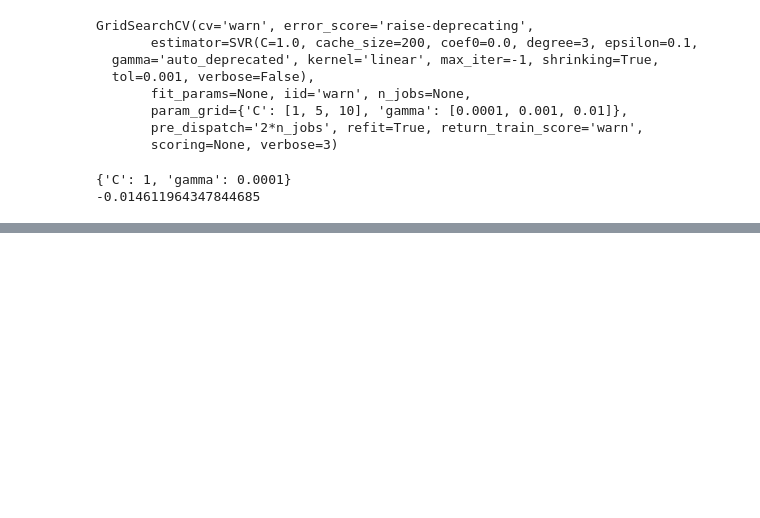
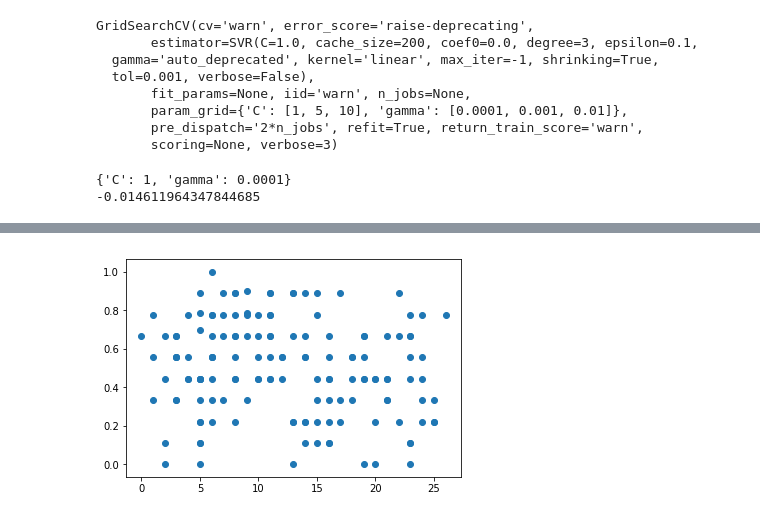
Before and after one commit to danielyan2013/final-berkeley-project, a Jupyter notebook: Untitled.ipynb, the cells around one changed output, grey strips where cells are left out. Saved outputs shown, nothing was run; the diff lists cells and outputs as text; code cells hidden in the pictures; blank space fills up the shorter version.

```diff
--- a/Untitled.ipynb
+++ b/Untitled.ipynb
@@ -131,0 +148,6 @@ print(grid.best_score_)
+# %%
+threestar = df["3"]
+plt.scatter(threestar, y)
+plt.show()
+# %% [output]
+[figure, added]
```
Also changed, not shown: parts of 16 cells of this notebook, 2 other files.
